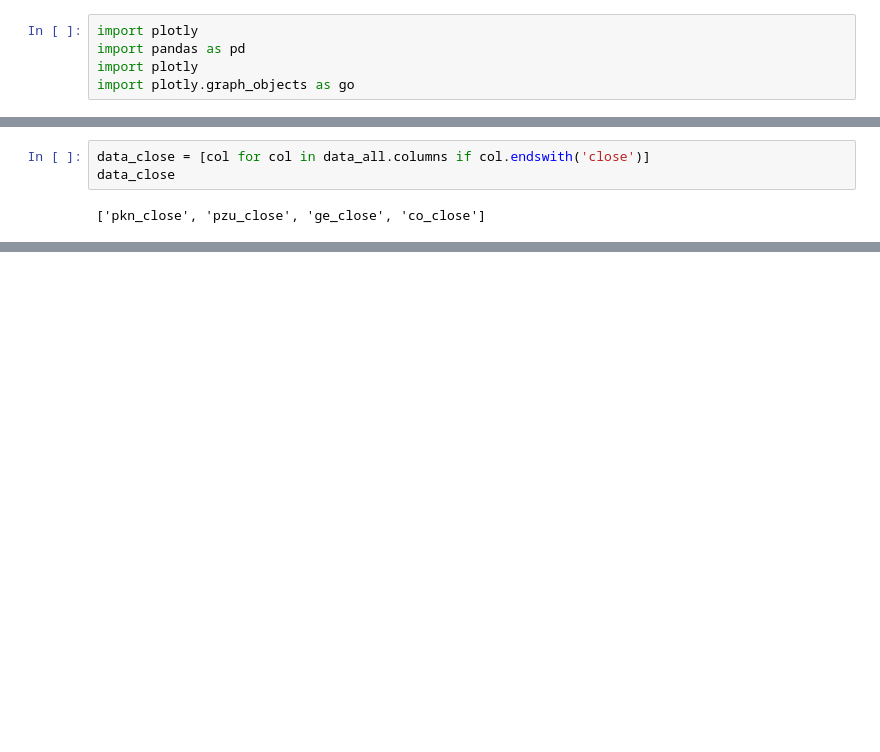
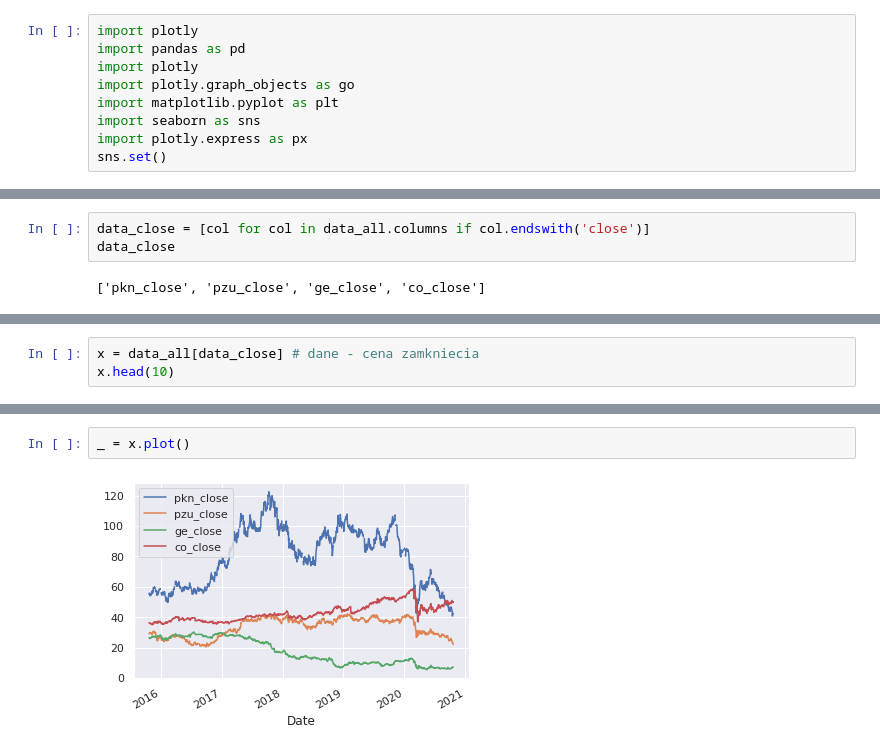
Before and after one commit to mietekdom/Data_Science_Cases, a Jupyter notebook: Stock_Market_All.ipynb, the cells around one changed output, grey strips where cells are left out. Cells and saved outputs as stored; diff of their text form; blank space fills up the shorter version.

```diff
--- a/Stock_Market_All.ipynb
+++ b/Stock_Market_All.ipynb
@@ -5,3 +5,7 @@ import plotly
 import pandas as pd
 import plotly
 import plotly.graph_objects as go
+import matplotlib.pyplot as plt
+import seaborn as sns
+import plotly.express as px
+sns.set()
@@ -98,0 +77,3 @@ ValueError: ignored
+# %%
+x = data_all[data_close] # dane - cena zamkniecia
+x.head(10)
@@ -98,0 +93,4 @@ ValueError: ignored
+# %%
+_ = x.plot()
+# %% [output]
+[figure, added]
```
Also changed, not shown: parts of 6 cells of this notebook.
